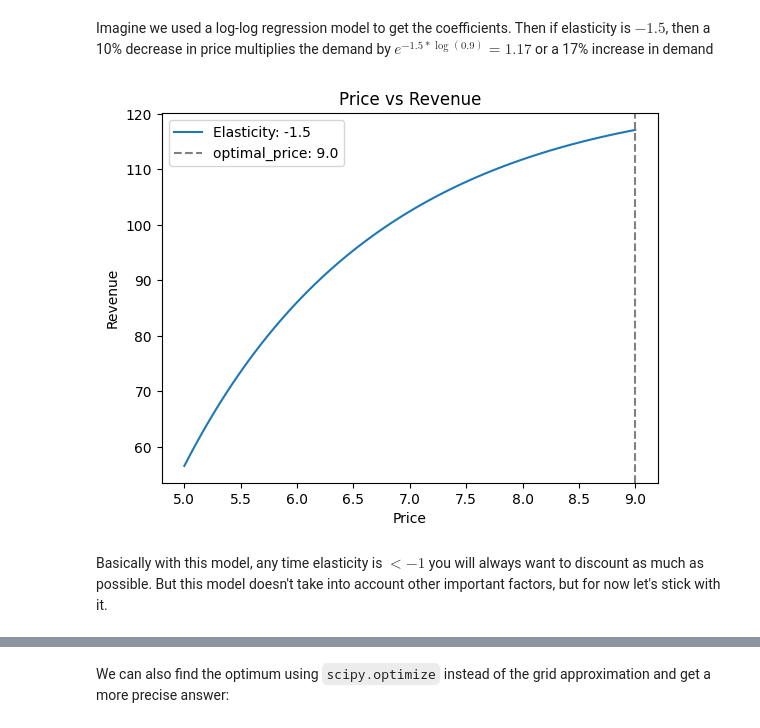
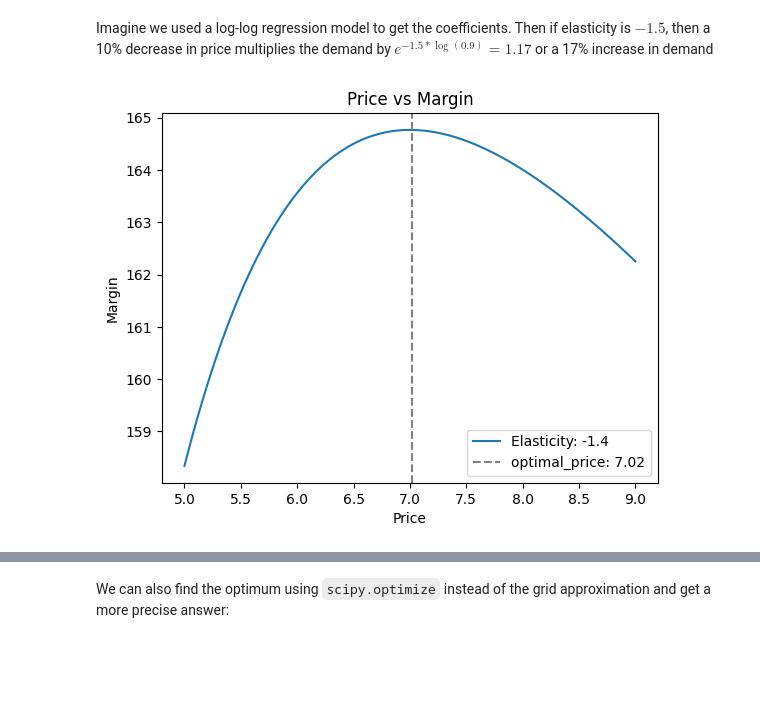
Before and after one commit to banditkings/learning-causal-impact, a Jupyter notebook: notebooks/ortools-mip.ipynb, the cells around one changed output, grey strips where cells are left out. Cells and saved outputs as stored; diff of their text form; code cells hidden in the pictures; blank space fills up the shorter version.

```diff
--- a/notebooks/ortools-mip.ipynb
+++ b/notebooks/ortools-mip.ipynb
@@ -97,10 +97,10 @@ import pandas as pd
 import matplotlib.pyplot as plt
 
 # Constants
-elasticity = -1.5
+elasticity = -1.4
 baseline_price = 10
 # baseline_price = 11.46
-cost = 4
+cost = 2
 baseline_sales = 20
 month_nums = range(12)
 
@@ -119,29 +119,27 @@ Imagine we used a log-log regression model to get the coefficients. Then if elas
 # %%
 # Consider discounts between 10-50% off
 discount = np.linspace(-0.1, -0.5, 100) # pct off
 prices = (1 + discount) * baseline_price
 
-def revenue_fn(discount, baseline_price, elasticity, baseline_sales):
+def margin_fn(discount, baseline_price, elasticity, baseline_sales, cost=2):
     """Calculate revenues with different discount and elasticity scenarios"""
     chg = elasticity * np.log(1+discount)
     demand = baseline_sales * np.exp(chg)
     return demand * ((1 + discount) * baseline_price - cost) * -1 # for the minimization function
 
 # Note we need to flip the sign for our plot
-promo_revenue = -revenue_fn(discount, baseline_price, elasticity, baseline_sales)
+promo_margin = -margin_fn(discount, baseline_price, elasticity, baseline_sales, cost)
 
 # Find maximum using our grid approximation
-optimal_price = prices[np.argmax(promo_revenue)]
+optimal_price = prices[np.argmax(promo_margin)]
 optimal_price = np.round(optimal_price, 2)
 
 # Plot the curve of Price and Revenue
-plt.plot(prices, promo_revenue, label=f'Elasticity: {elasticity}')
+plt.plot(prices, promo_margin, label=f'Elasticity: {elasticity}')
 plt.axvline(optimal_price, linestyle='dashed', color='grey', label=f'optimal_price: {optimal_price}')
-plt.title("Price vs Revenue")
+plt.title("Price vs Margin")
 plt.xlabel("Price")
-plt.ylabel("Revenue")
+plt.ylabel("Margin")
 plt.legend();
 # %% [output]
-[figure, old version]
+[figure, new version]
-# %% [markdown]
-Basically with this model, any time elasticity is $\lt -1$ you will always want to discount as much as possible. But this model doesn't take into account other important factors, but for now let's stick with it.
```
Also changed, not shown: parts of 17 cells of this notebook, 2 other files.
